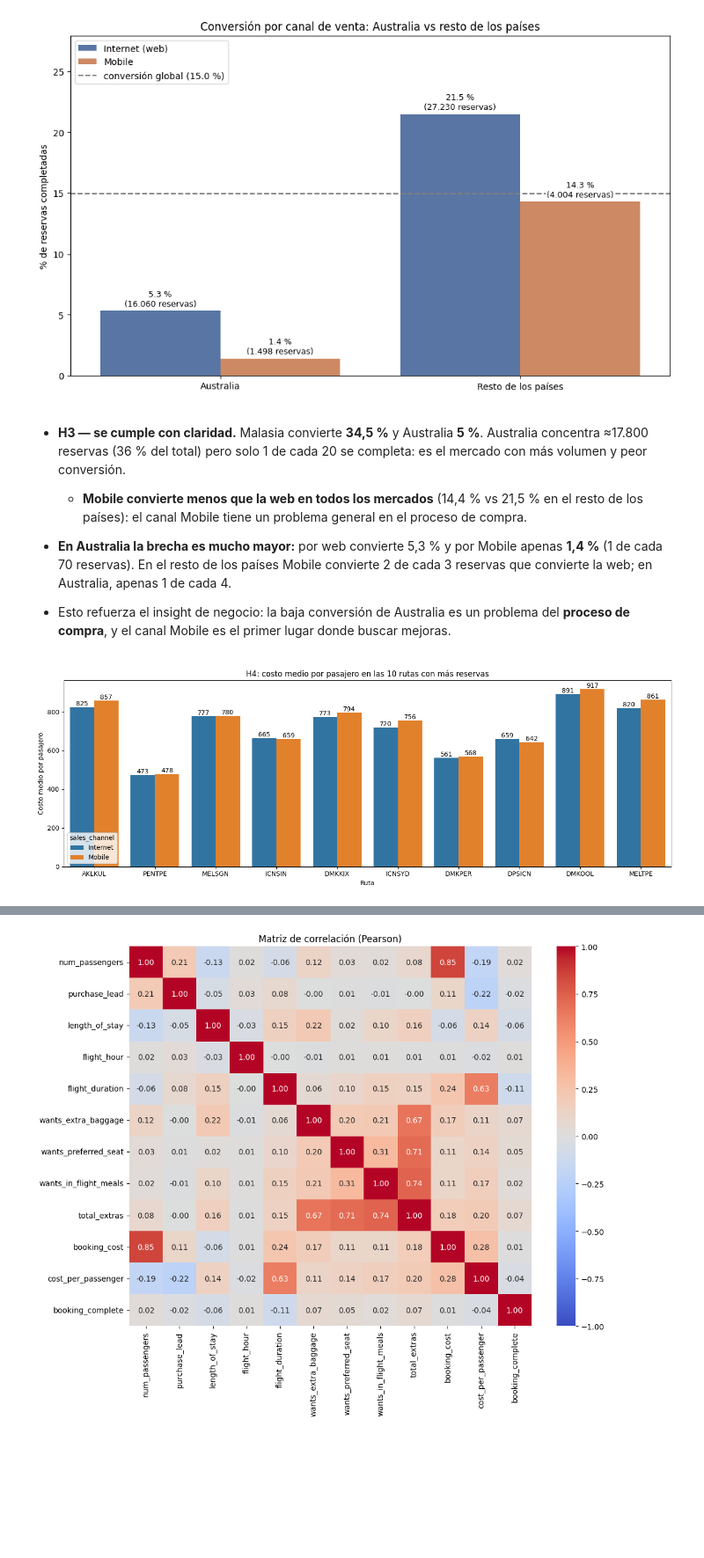
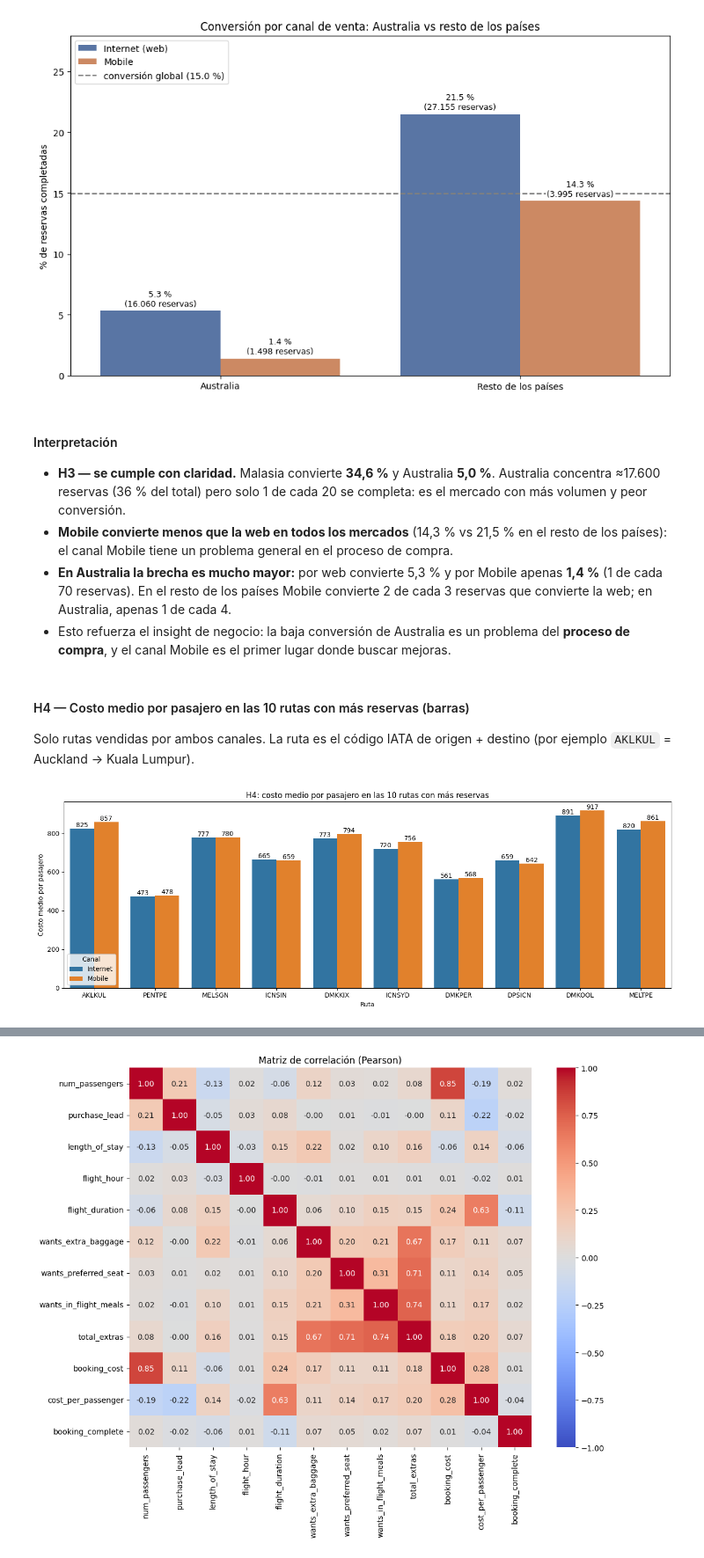
Before and after one commit to federicopintosr/diplomatura-tp-1, a Jupyter notebook: tp1/tp1.ipynb, the cells around one changed output, grey strips where cells are left out. Shown at 88% size. Drawn from its saved outputs; the diff is of its cells as text; code cells hidden in the pictures; blank space fills up the shorter version.

```diff
--- a/tp1/tp1.ipynb
+++ b/tp1/tp1.ipynb
@@ -196,0 +160,8 @@ Name: length_of_stay, dtype: float64
+# %%
+# Nulo encubierto: '(not set)' en booking_origin significa que el país no se registró
+print(f"booking_origin = '(not set)': {(df['booking_origin'] == '(not set)').sum()} filas")
+df["booking_origin"] = df["booking_origin"].replace("(not set)", np.nan)
+
+nulos = df.isnull().sum()
+nulos = nulos[nulos > 0]
+pd.DataFrame({'nulos': nulos, 'porcentaje (%)': (nulos / len(df) * 100).round(2)})
@@ -206,7 +237,7 @@ binarias en 0/1, formato de ruta de 6 letras con origen distinto de destino). Ad
 En lugar de borrar esas filas (sería eliminar casi todos los viajes de ida), se reemplaza la estadía por `NaN`.
 # %%
 # Unificación de categorías de país
-df["booking_origin"] = df["booking_origin"].replace({"Czechia": "Czech Republic", "R�union": "Réunion"})
+df["booking_origin"] = df["booking_origin"].replace({"Czechia": "Czech Republic", "Rï¿½union": "Réunion"})
 
 # Reglas de validez: cada máscara marca las filas que la incumplen
 origen, destino = df["route"].str[:3], df["route"].str[3:]
@@ -783,36 +811,39 @@ plt.show()
 # %% [output]
 [figure]
 # %% [markdown]
-
-- **H3 — se cumple con claridad.** Malasia convierte **34,5 %** y Australia **5 %**. Australia concentra
-  ≈17.800 reservas (36 % del total) pero solo 1 de cada 20 se completa: es el mercado con más volumen
-  y peor conversión.
-
-  - **Mobile convierte menos que la web en todos los mercados** (14,4 % vs 21,5 % en el resto de los países):
+#### Interpretación
+- **H3 — se cumple con claridad.** Malasia convierte **34,6 %** y Australia **5,0 %**. Australia concentra
+  ≈17.600 reservas (36 % del total) pero solo 1 de cada 20 se completa: es el mercado con más volumen y peor conversión.
+- **Mobile convierte menos que la web en todos los mercados** (14,3 % vs 21,5 % en el resto de los países):
   el canal Mobile tiene un problema general en el proceso de compra.
 - **En Australia la brecha es mucho mayor:** por web convierte 5,3 % y por Mobile apenas **1,4 %**
   (1 de cada 70 reservas). En el resto de los países Mobile convierte 2 de cada 3 reservas que convierte la web;
   en Australia, apenas 1 de cada 4.
 - Esto refuerza el insight de negocio: la baja conversión de Australia es un problema del **proceso de compra**,
   y el canal Mobile es el primer lugar donde buscar mejoras.
+# %% [markdown]
+#### H4 — Costo medio por pasajero en las 10 rutas con más reservas (barras)
+Solo rutas vendidas por ambos canales. La ruta es el código IATA de origen + destino (por ejemplo `AKLKUL` = Auckland → Kuala Lumpur).
 # %%
 # H4: ante la misma ruta, ¿es más barato Mobile que Internet? (10 rutas con más reservas que tienen ambos canales)
-canales_por_ruta = df.groupby('route')['sales_channel'].nunique()
+canales_por_ruta = df.groupby('route', observed=True)['sales_channel'].nunique()
 rutas_con_ambos = canales_por_ruta[canales_por_ruta == 2].index
 
 top10_rutas = df[df['route'].isin(rutas_con_ambos)]['route'].value_counts().head(10).index
-top10 = df[df['route'].isin(top10_rutas)]
+top10 = df[df['route'].isin(top10_rutas)].copy()
+top10['route'] = top10['route'].astype(str)
 
 plt.figure(figsize=(14, 5))
 ax = sns.barplot(data=top10, x='route', y='cost_per_passenger', hue='sales_channel',
-                 order=top10_rutas, errorbar=None)
+                 order=[str(r) for r in top10_rutas], errorbar=None)
+ax.legend(title='Canal')
 ax.set_title('H4: costo medio por pasajero en las 10 rutas con más reservas')
 ax.set_xlabel('Ruta')
 ax.set_ylabel('Costo medio por pasajero')
 for contenedor in ax.containers:
     ax.bar_label(contenedor, fmt='%.0f')
 plt.tight_layout()
 plt.show()
 # %% [output]
-[figure, old version]
+[figure, new version]
 # %% [markdown]
```
Also changed, not shown: parts of 37 cells of this notebook, 1 other file.
